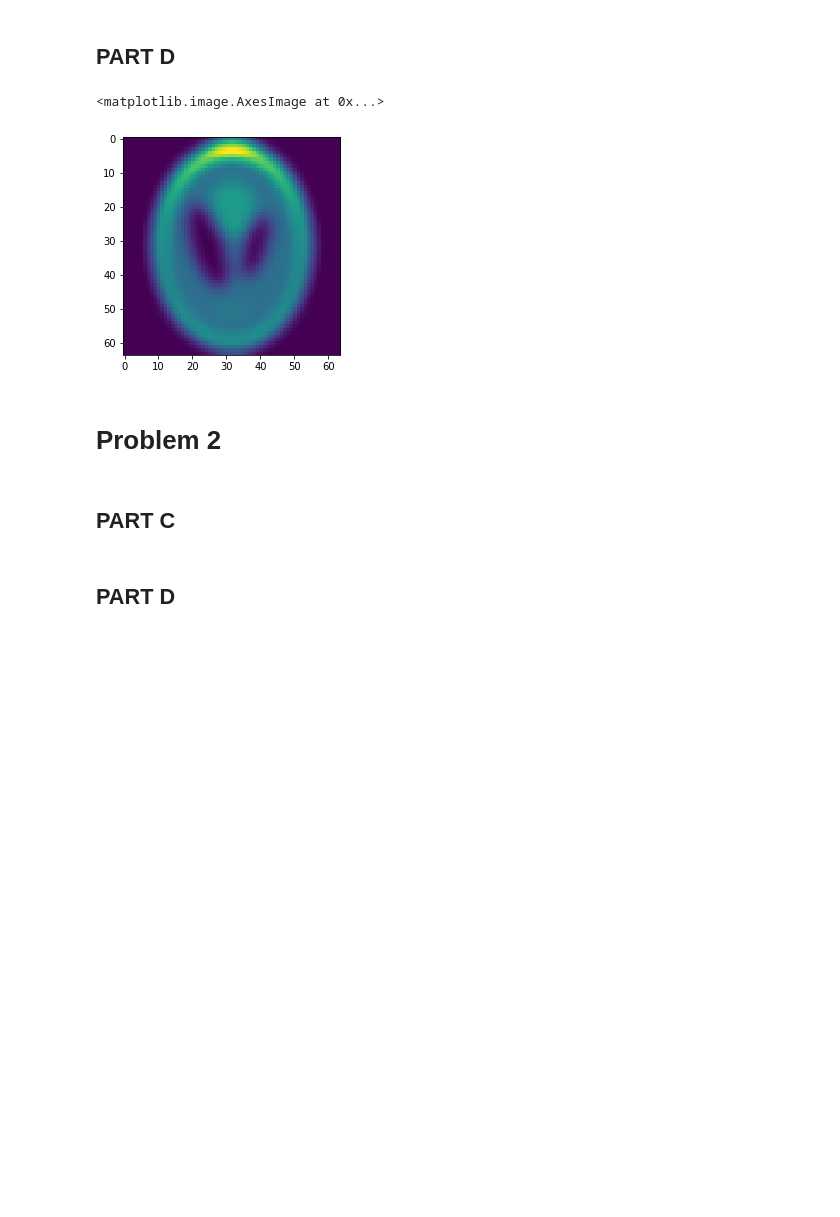
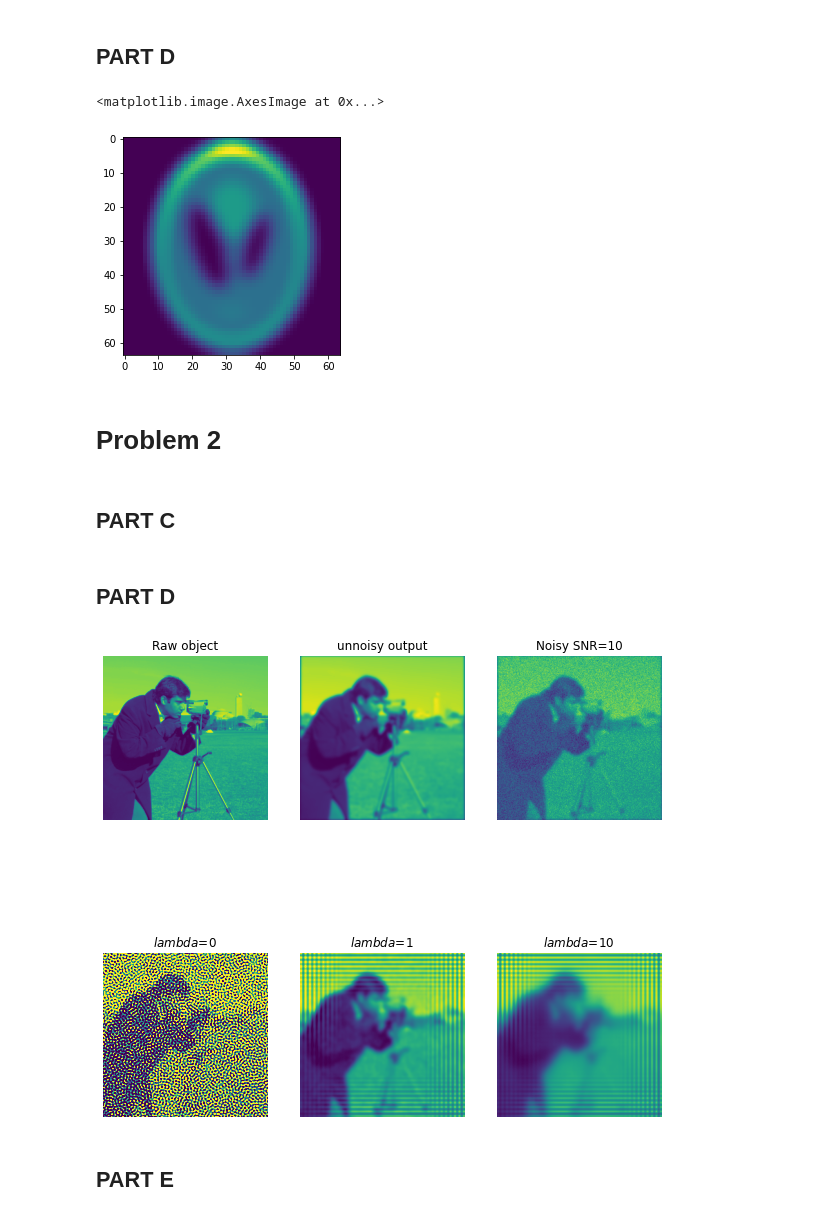
Before and after one commit to masa512/ece558, a Jupyter notebook: HW6.ipynb, the cells around one changed output. Saved outputs shown, nothing was run; the diff lists cells and outputs as text; code cells hidden in the pictures; blank space fills up the shorter version.

```diff
--- a/HW6.ipynb
+++ b/HW6.ipynb
@@ -127,30 +128,34 @@ class cgconvtik():
     self.lmbd = lmbd
 
   def eval_A(self,Z):
-    k1 = convolve(convolve(self.H,Z,'same'),self.H,'same')
-    k2 = convolve(self.D1,convolve(self.D1j,Z,'same'),'same') + convolve(self.D2,convolve(self.D2j,Z,'same'),'same')
+    k1 = convolve(convolve(Z,self.H,'same'),self.H,'same')
+    k2 = convolve(convolve(Z,self.D1j,'same'),self.D1,'same') + convolve(convolve(Z,self.D2j,'same'),self.D2,'same')
     return k1 + self.lmbd * k2
 
   def criterion(self,X,Xhat):
     # Simply use MSE
-    error = np.mean(abs(X-Xhat))
+    error = np.mean(abs(X-Xhat)**2)
     return error
 
   def optimize(self,X0,Y,Nt,crit):
+    # Only work with flattened vector unless applying convolution
+    sx = X0.shape
+    sy = Y.shape
     X = X0
-    r = convolve(self.H,Y,'same') - self.eval_A(X)
+    r = (convolve(Y,self.H,'same') - self.eval_A(X)).reshape(-1,)
     p = r
 
     for t in range(Nt):
-      d = np.dot(p,self.eval_A(p))
+      d = np.dot(p,self.eval_A(p.reshape(sx)).reshape(-1,))
       alp = np.dot(r,r)/d
-      Xn = X + alp*p
-      rn = r - alp*self.eval_A(p)
+      Xn = X + alp*p.reshape(sx)
+      rn = r - alp*self.eval_A(p.reshape(sx)).reshape(-1,)
       beta = np.dot(rn,rn)/np.dot(r,r)
       pn = rn + beta * p
 
       # Check convergence
-      if self.criterion() <= crit:
+      if self.criterion(self.eval_A(X),Y) <= crit:
+        print(t)
         return Xn
 
       # Else, proceed
@@ -162,6 +167,7 @@ class cgconvtik():
 # %% [markdown]
 ## PART D
 # %%
+from scipy.signal.spectral import odd_ext
 # Define Default function to return gaussian 2D kernel and define data as X
 X = resize(camera(), (256,256))
 def gauss2D(shape=(15,15),sigma=2):
@@ -173,32 +179,73 @@ def gauss2D(shape=(15,15),sigma=2):
   h = np.exp( -(x*x + y*y) / (2.*sigma*sigma) )
   h[ h < np.finfo(h.dtype).eps*h.max() ] = 0
   sumh = h.sum()
   if sumh != 0:
     h /= sumh
   return h
 
 # Define the kernels for D1 and D2
 def Dkernel(d1,d2):
   # Return the proper 2D kernel from d1 (vertical) and d2 (horizontal) lists
   D1 = np.array(d1).reshape(-1,1)
   D2 = np.array(d2).reshape(1,-1)
 
   return (D1,D2)
 
 # Define noise function
 def noise_up(Y,SNR):
   # Solve for sigma using the defined SNR
   std = (10**(-1/10*SNR)*np.var(Y))**(1/2)
   # Genrate gaussian noise
-  N = np.rand.normal(loc=0,scale=std,size=Y.shape)
+  N = np.random.normal(loc=0,scale=std,size=Y.shape)
   return N + Y
 
 
 # Define kernel
 d1 = [-1,0,1]
 d2 = [-1,0,1]
 D1,D2 = Dkernel(d1,d2)
 H = gauss2D()
 
 # Noise up the image
-Y_clean = noise_up
+Y_clean = convolve(X,H,'same')
+SNR = 10
+Y_noisy = noise_up(Y_clean,SNR=SNR)
+
+# Initiate the solver object
+lmbds = [0,1,10] # Adjust this parameter
+Xs = [] # List of outputs
+Nt = 50 # Adjust this parameter
+crit = 0.001 # MSE Criterion
+
+for lmbd in lmbds:
+  solver = cgconvtik(H,D1,D2,lmbd)
+  o = solver.optimize(np.random.rand(Y_noisy.shape[0],Y_noisy.shape[1]),Y_noisy,Nt,crit)
+  Xs.append(o)
+
+# Plot the different outputs
+f,axes = plt.subplots(2,3,figsize=(10,10))
+a = np.ravel(axes)
+
+a[0].imshow(X)
+a[0].set_title('Raw object')
+
+a[1].imshow(Y_clean)
+a[1].set_title('unnoisy output')
+
+a[2].imshow(Y_noisy)
+a[2].set_title(f'Noisy SNR={SNR}')
+
+a[3].imshow(Xs[0],vmin=0,vmax=1)
+a[3].set_title(f'$lambda$={lmbds[0]}')
+
+a[4].imshow(Xs[1],vmin=0,vmax=1)
+a[4].set_title(f'$lambda$={lmbds[1]}')
+
+a[5].imshow(Xs[2],vmin=0,vmax=1)
+a[5].set_title(f'$lambda$={lmbds[2]}')
+
+k = [axi.set_axis_off() for axi in a]
+# %% [output]
+[figure, added]
+# %% [markdown]
+## PART E
```
Also changed, not shown: parts of 4 cells of this notebook.
